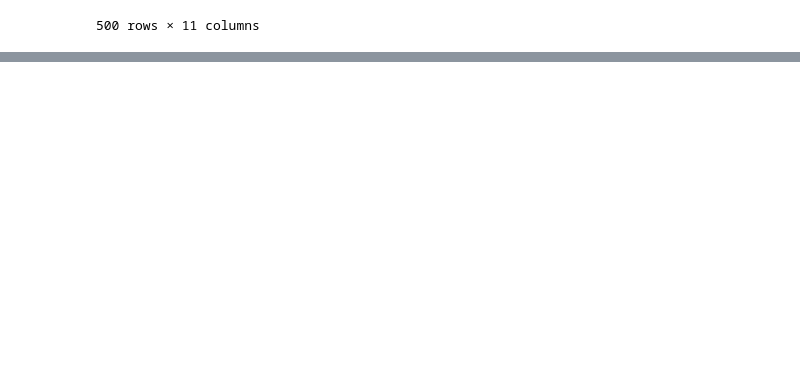
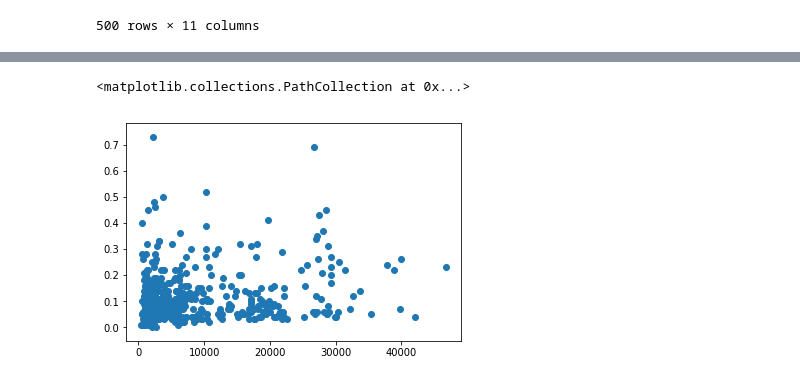
Before and after one commit to nforesti/education, a Jupyter notebook: top500_undergradpop_demographic.ipynb, the cells around one changed output, grey strips where cells are left out. Drawn from its saved outputs; the diff is of its cells as text; code cells hidden in the pictures; blank space fills up the shorter version.

```diff
--- a/top500_undergradpop_demographic.ipynb
+++ b/top500_undergradpop_demographic.ipynb
@@ -111,0 +122,5 @@ df_top500
+# %%
+plt.scatter(df_top500.undergradpop, df_top500["Hispanic"])
+# %% [output]
+<matplotlib.collections.PathCollection at 0x...>
+[figure, added]
```
Also changed, not shown: parts of 23 cells of this notebook.
